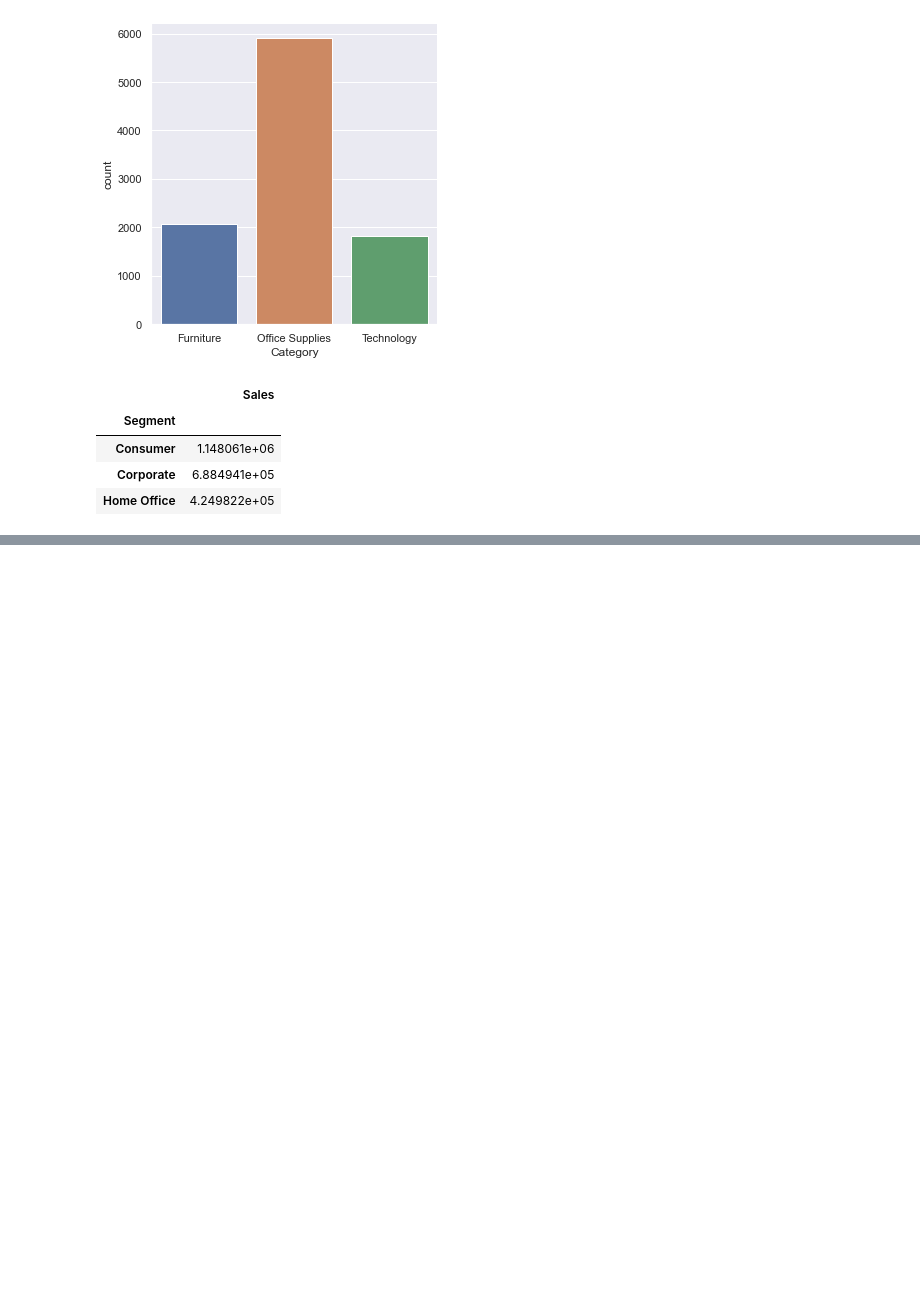
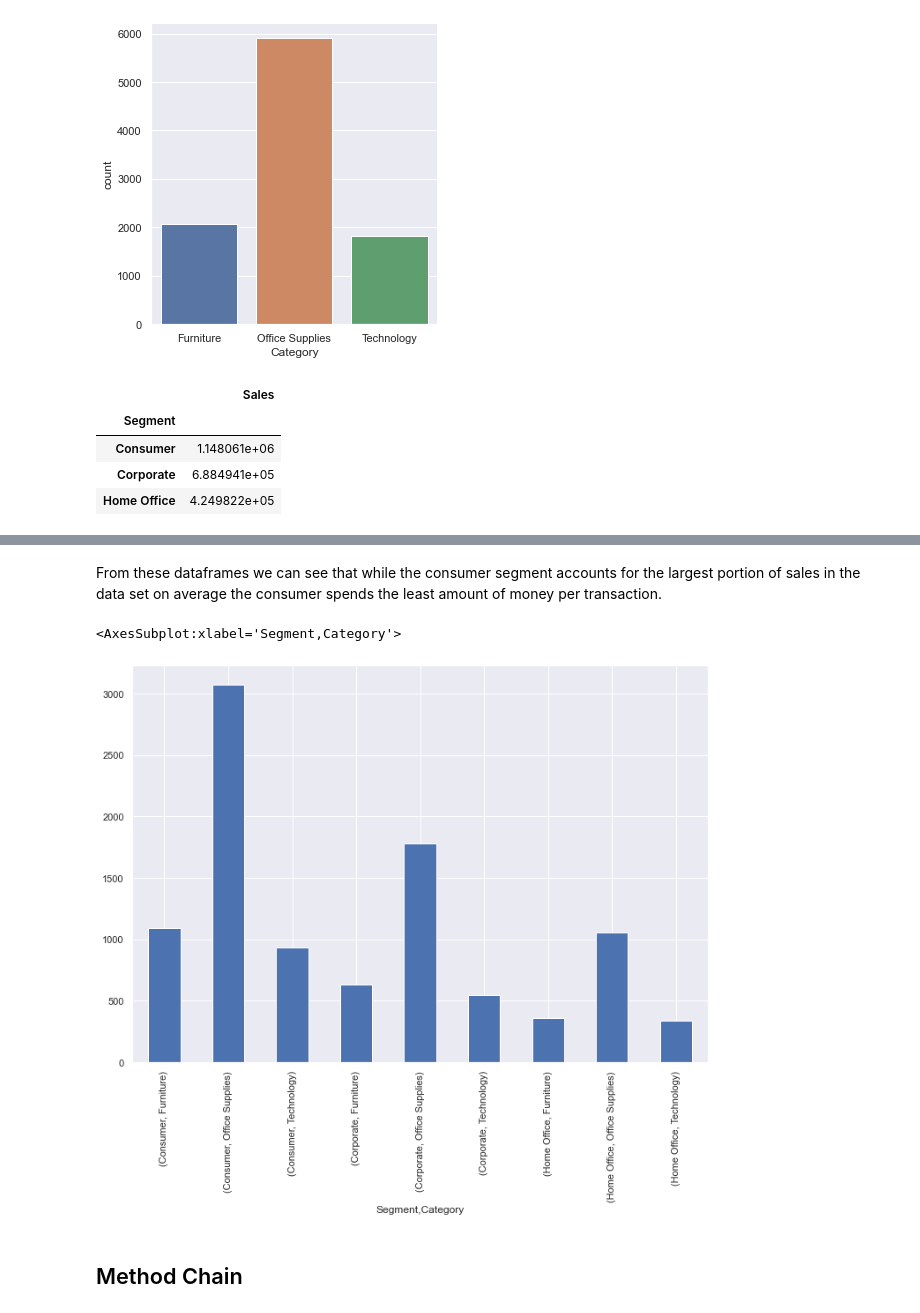
Before and after one commit to data301-2021-winter1/project-group18-project, a Jupyter notebook: notebooks/analysis1.ipynb, the cells around one changed output, grey strips where cells are left out. Cells and saved outputs as stored; diff of their text form; code cells hidden in the pictures; blank space fills up the shorter version.

```diff
--- a/notebooks/analysis1.ipynb
+++ b/notebooks/analysis1.ipynb
@@ -118,0 +133,2 @@ saleseg
+# %% [markdown]
+ From these dataframes we can see that while the consumer segment accounts for the largest portion of sales in the data set on average the consumer spends the least amount of money per transaction.
@@ -118,0 +138,7 @@ saleseg
+# %%
+count_series.plot.bar()
+# %% [output]
+<AxesSubplot:xlabel='Segment,Category'>
+[figure, added]
+# %% [markdown]
+## Method Chain
```
Also changed, not shown: parts of 29 cells of this notebook, 1 other file.
